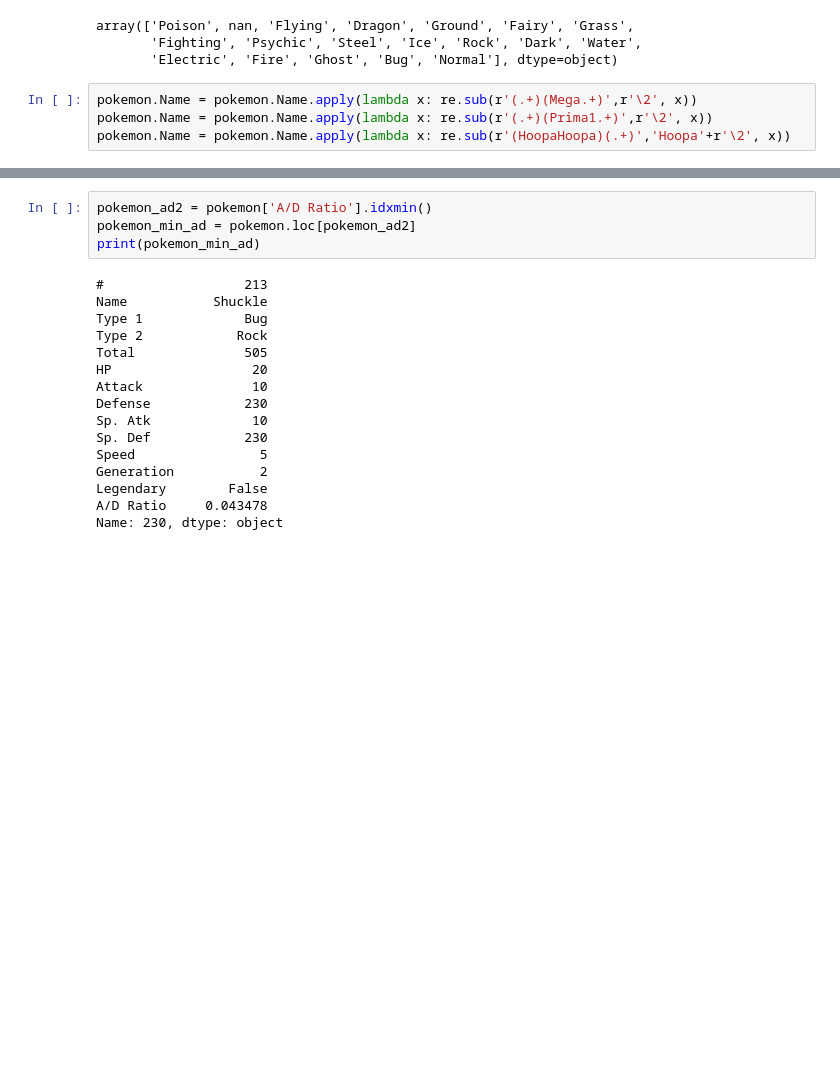
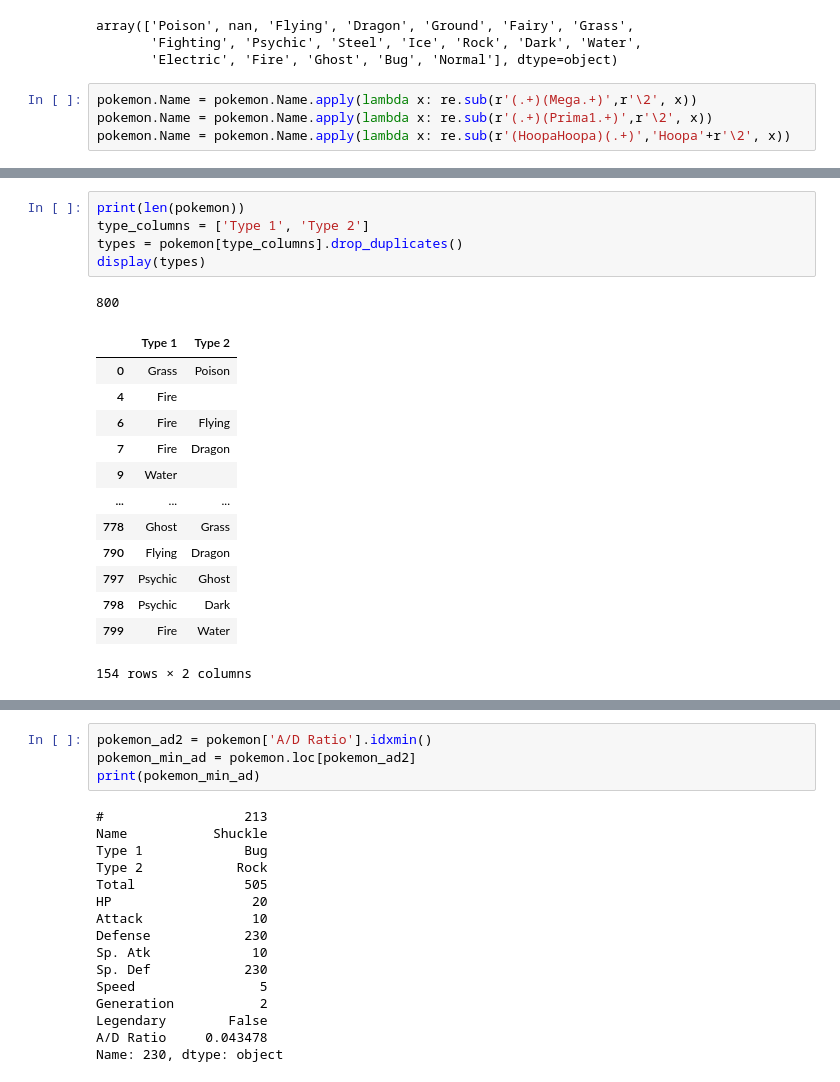
Before and after one commit to hteeter13/HarrisonPokeLab, a Jupyter notebook: Lab 303 Pokemon Stats.ipynb, the cells around one changed output, grey strips where cells are left out. Cells and saved outputs as stored; diff of their text form; blank space fills up the shorter version.

```diff
--- a/Lab 303 Pokemon Stats.ipynb
+++ b/Lab 303 Pokemon Stats.ipynb
@@ -107,3 +157,23 @@ pokemon.Name = pokemon.Name.apply(lambda x: re.sub(r'(HoopaHoopa)(.+)','Hoopa'+r
+# %%
+print(len(pokemon))
+type_columns = ['Type 1', 'Type 2']
+types = pokemon[type_columns].drop_duplicates()
+display(types)
+# %% [output]
+800
+|  | Type 1 | Type 2 |
+| 0 | Grass | Poison |
+| 4 | Fire |  |
+| 6 | Fire | Flying |
+| 7 | Fire | Dragon |
+| 9 | Water |  |
+| ... | ... | ... |
+| 778 | Ghost | Grass |
+| 790 | Flying | Dragon |
+| 797 | Psychic | Ghost |
+| 798 | Psychic | Dark |
+| 799 | Fire | Water |
+154 rows × 2 columns
 # %%
 pokemon
 # %% [output]
```
Also changed, not shown: parts of 11 cells of this notebook.
